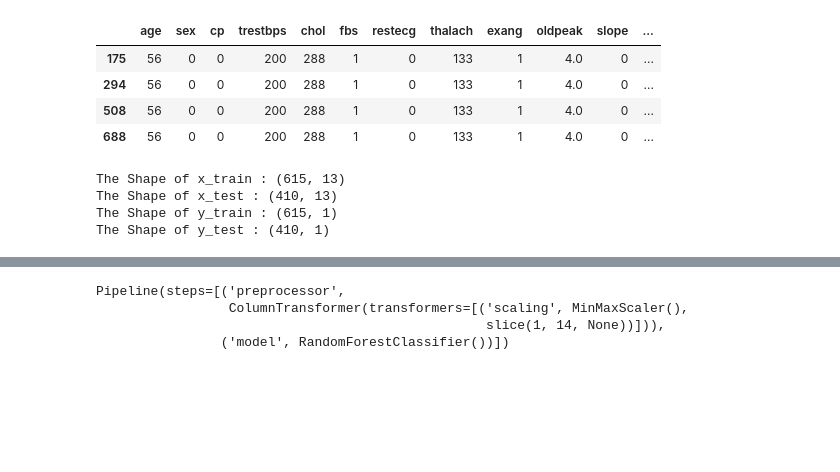
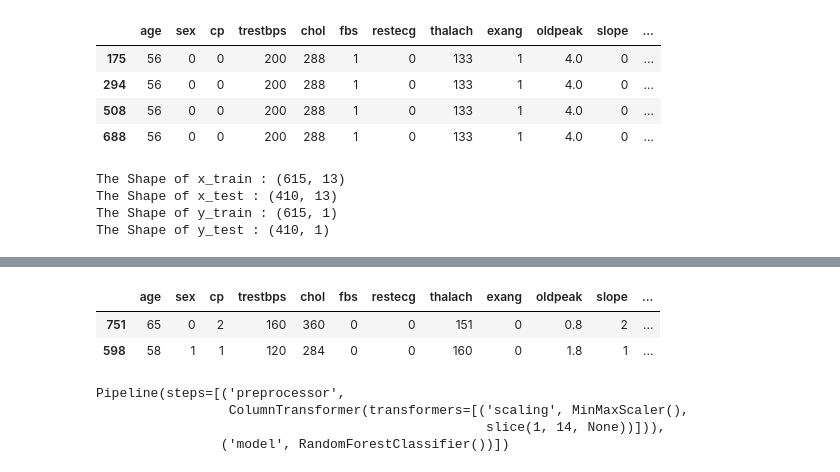
Before and after one commit to Nikhilrolawan/ML_pipeline_UI, a Jupyter notebook: heart-disease-risk-assessment.ipynb, the cells around one changed output, grey strips where cells are left out. Saved outputs shown, nothing was run; the diff lists cells and outputs as text; code cells hidden in the pictures; blank space fills up the shorter version.

```diff
--- a/heart-disease-risk-assessment.ipynb
+++ b/heart-disease-risk-assessment.ipynb
@@ -433,6 +433,12 @@ Accuracy: 97.07 %
 Testing CATBOOST
 Accuracy: 97.8 %
 [figure]
+# %%
+df.sample(2)
+# %% [output]
+|  | age | sex | cp | trestbps | chol | fbs | restecg | thalach | exang | oldpeak | slope | ... |
+| 751 | 65 | 0 | 2 | 160 | 360 | 0 | 0 | 151 | 0 | 0.8 | 2 | ... |
+| 598 | 58 | 1 | 1 | 120 | 284 | 0 | 0 | 160 | 0 | 1.8 | 1 | ... |
 # %%
 def encode_gender(sex):
     return 1 if sex.lower() == 'male' else 0
```
Also changed, not shown: parts of 10 cells of this notebook.
